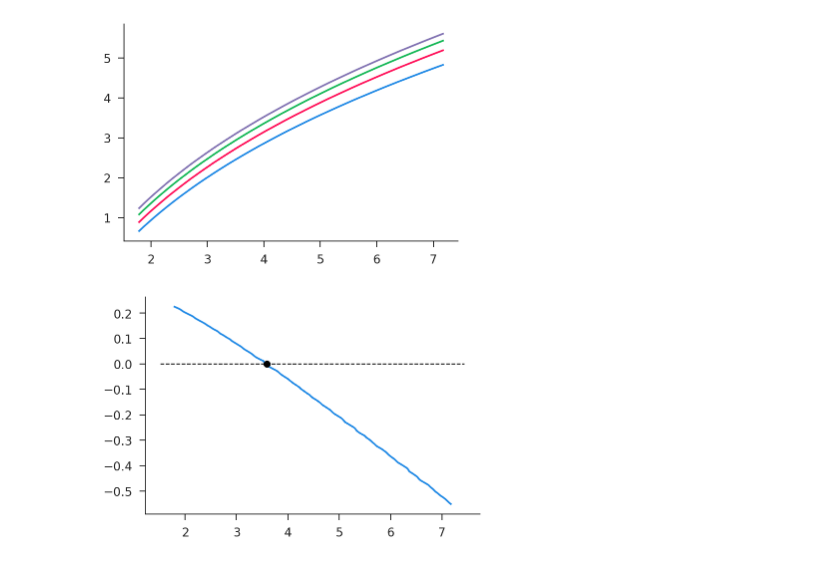
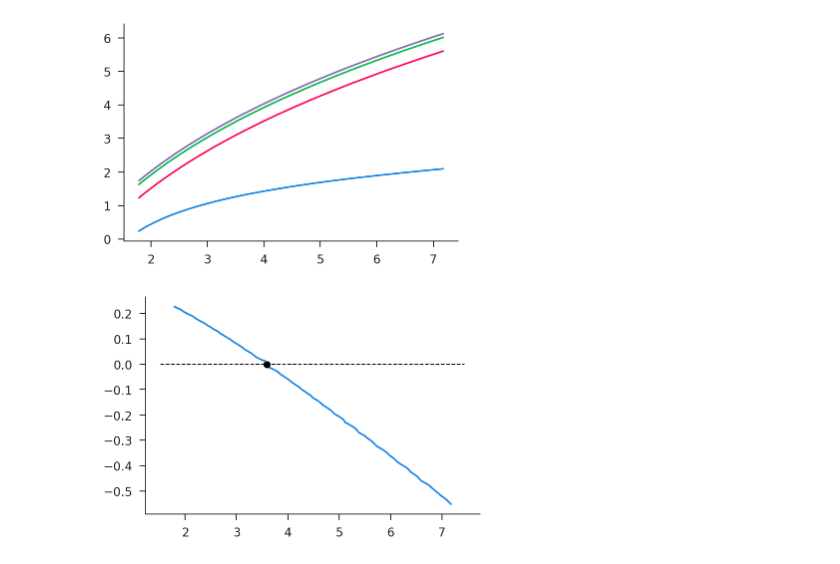
Before and after one commit to iamlemec/valjax, a Jupyter notebook: notebooks/simple_interp.ipynb, the cells around one changed output. Saved outputs shown, nothing was run; the diff lists cells and outputs as text; code cells hidden in the pictures.

```diff
--- a/notebooks/simple_interp.ipynb
+++ b/notebooks/simple_interp.ipynb
@@ -24,9 +24,7 @@ par0 = {
 # find steady state
 def get_kss(par):
     β, δ, α, z = par['β'], par['δ'], par['α'], par['z']
-    rhs = (1-β)/β + δ
-    k = (α*z/rhs)**(1/(1-α))
-    return k
+    return (α*z/((1-β)/β+δ))**(1/(1-α))
 k_ss = get_kss(par0)
 # %%
 # construct capital grid
@@ -89,7 +87,7 @@ def solve(par, T):
 # %%
 jsolve = jax.jit(solve, static_argnums=(1,))
 # %%
-ret = jsolve(par0, 30)
+ret = jsolve(par0, 100)
 # %%
 %timeit -r 10 -n 10 jsolve(par0, 30)
 # %% [output]
@@ -97,7 +95,7 @@ ret = jsolve(par0, 30)
 # %%
-plt.plot(k_grid, ret['v'][10::5,:].T);
+plt.plot(k_grid, ret['v'][::25,:].T);
 # %% [output]
-[figure, old version]
+[figure, new version]
 # %%
 fig, ax = plt.subplots()
 ax.plot(k_grid, ret['kp'][-1,:]-k_grid);
```
Also changed, not shown: parts of 3 cells of this notebook, 3 other files.
